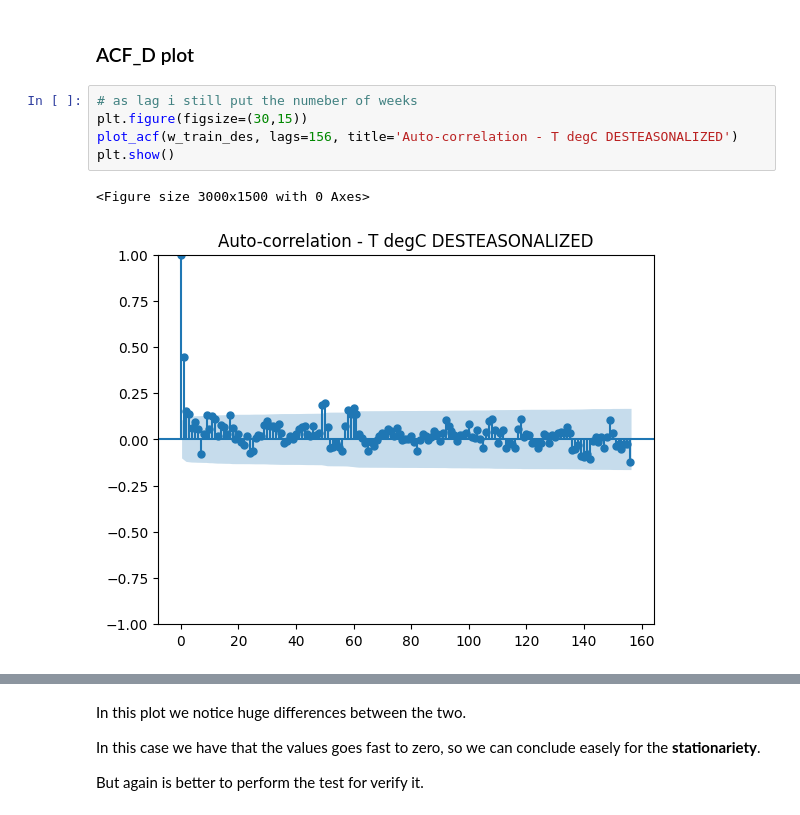
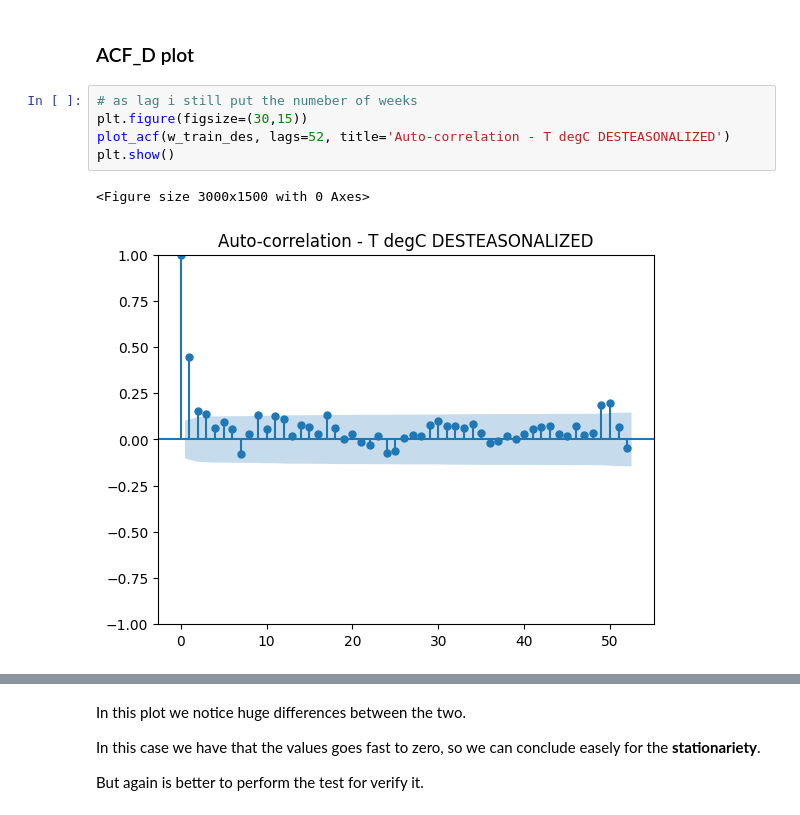
Before and after one commit to alelovo/StatisticalModels_project, a Jupyter notebook: TS_patterns.ipynb, the cells around one changed output, grey strips where cells are left out. Drawn from its saved outputs; the diff is of its cells as text.

```diff
--- a/TS_patterns.ipynb
+++ b/TS_patterns.ipynb
@@ -211,10 +211,10 @@ So we conclude the same of the previous series reguarding the stationarity
 # %%
 # as lag i still put the numeber of weeks
 plt.figure(figsize=(30,15))
-plot_acf(w_train_des, lags=156, title='Auto-correlation - T degC DESTEASONALIZED')
+plot_acf(w_train_des, lags=52, title='Auto-correlation - T degC DESTEASONALIZED')
 plt.show()
 # %% [output]
 <Figure size 3000x1500 with 0 Axes>
-[figure, old version]
+[figure, new version]
 # %%
 plt.figure(figsize=(15,10))
```
Also changed, not shown: parts of 6 cells of this notebook, 5 other files.
